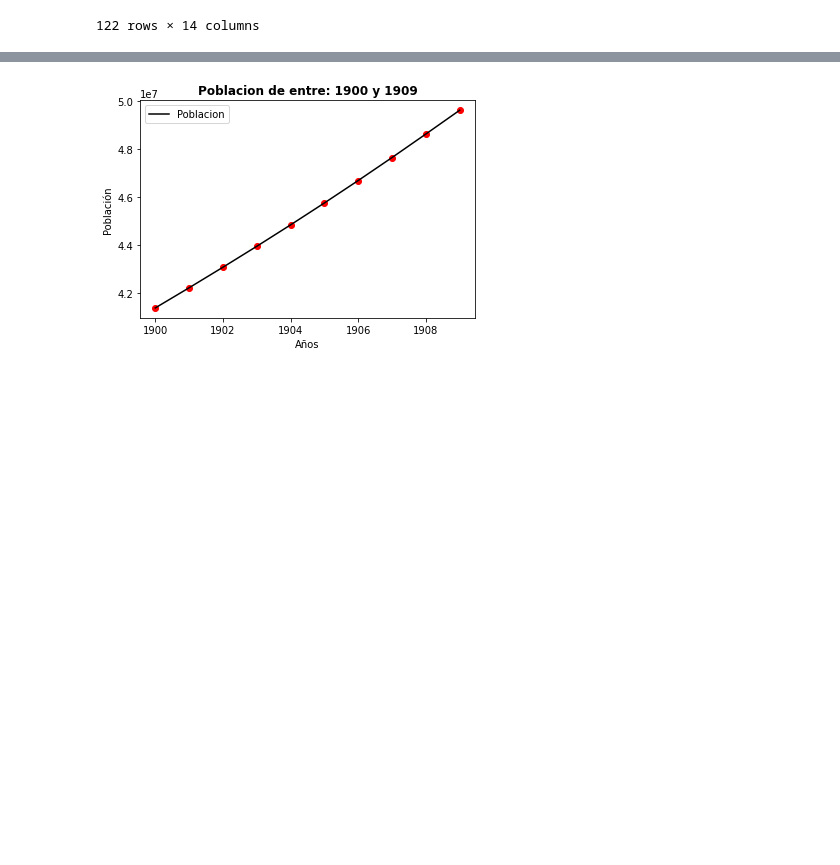
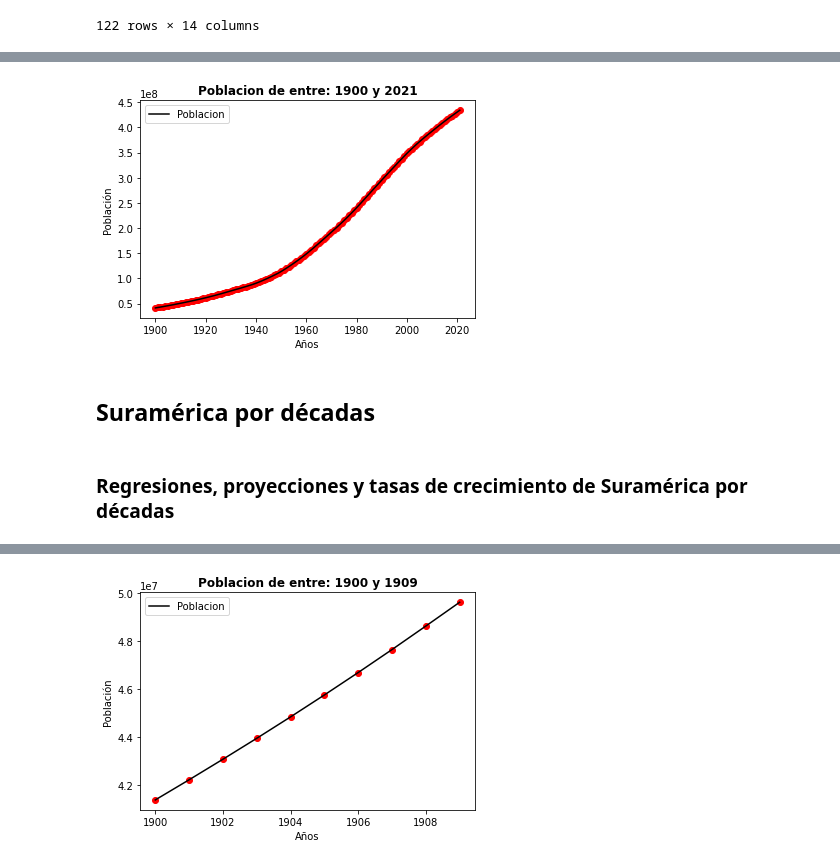
Before and after one commit to Danp06/Procesamiento, a Jupyter notebook: Trabajo Final.ipynb, the cells around one changed output, grey strips where cells are left out. Cells and saved outputs as stored; diff of their text form; code cells hidden in the pictures; blank space fills up the shorter version.

```diff
--- a/Trabajo Final.ipynb
+++ b/Trabajo Final.ipynb
@@ -96,21 +102,16 @@ SURAMERICA10=list(split_list(SURAMERICA,10))
 # %%
 # Funcion para generar los graficos por decadas
-def Graficos(Pobla):
+def Grafico(Pobla):
     a=1900
-    b=1909
-    fig = plt.figure(figsize=(20, 40),dpi=500)
-    for i in range(0, 12, 1):
-        ax = fig.add_subplot(6,2,i+1)
-        ax.scatter(Pobla[i]['Año'],Pobla[i]['Población'], c="r")
-        ax.plot(Pobla[i]['Año'],Pobla[i]['Población'], c="k", label="Poblacion")
-        ax.set_title('Poblacion de entre: {} y {}'.format(a,b), loc = "center", fontdict = {'fontsize':12, 'fontweight':'bold'})
-        ax.set_ylabel('Población')
-        ax.set_xlabel('Años')
-        ax.legend()
-        a+=10
-        b+=10
-        fig.tight_layout(pad=3)
-        fig
+    b=2021
+    fig, ax = plt.subplots()
+    ax.scatter(Pobla['Año'],Pobla['Población'], c="r")
+    ax.plot(Pobla['Año'],Pobla['Población'], c="k", label="Poblacion")
+    ax.set_title('Poblacion de entre: {} y {}'.format(a,b), loc = "center", fontdict = {'fontsize':12, 'fontweight':'bold'})
+    ax.set_ylabel('Población')
+    ax.set_xlabel('Años')
+    ax.legend()
+    plt.show()
 # %%
 # Funcion para generar los graficos por decadas
 def Graficos(Pobla):
@@ -131,0 +444,8 @@ def Graficos(Pobla):
+# %%
+Grafico(SURAMERICA)
+# %% [output]
+[figure, added]
+# %% [markdown]
+## Suramérica por décadas
+# %% [markdown]
+### Regresiones, proyecciones y tasas de crecimiento de Suramérica por décadas
```
Also changed, not shown: parts of 82 cells of this notebook.
